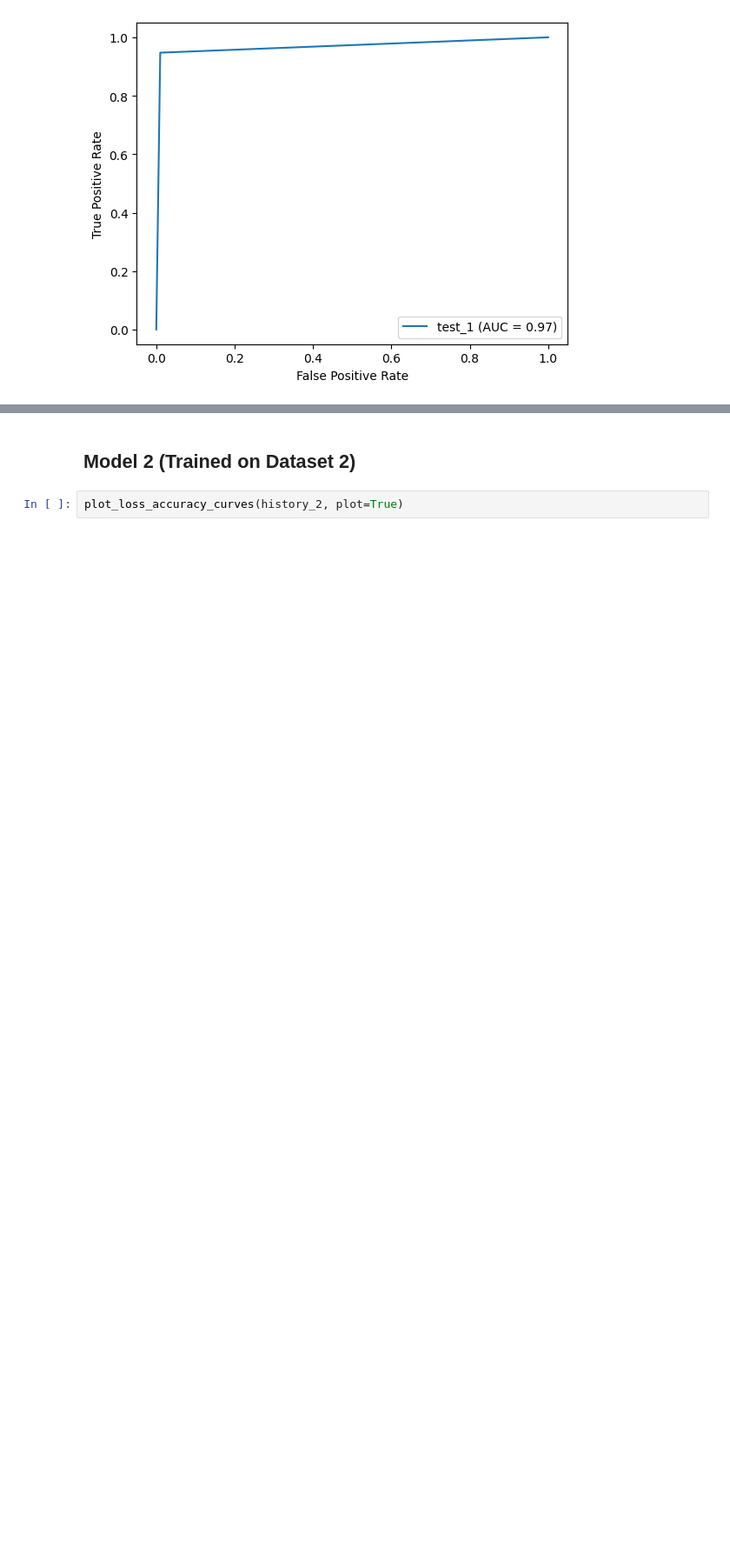
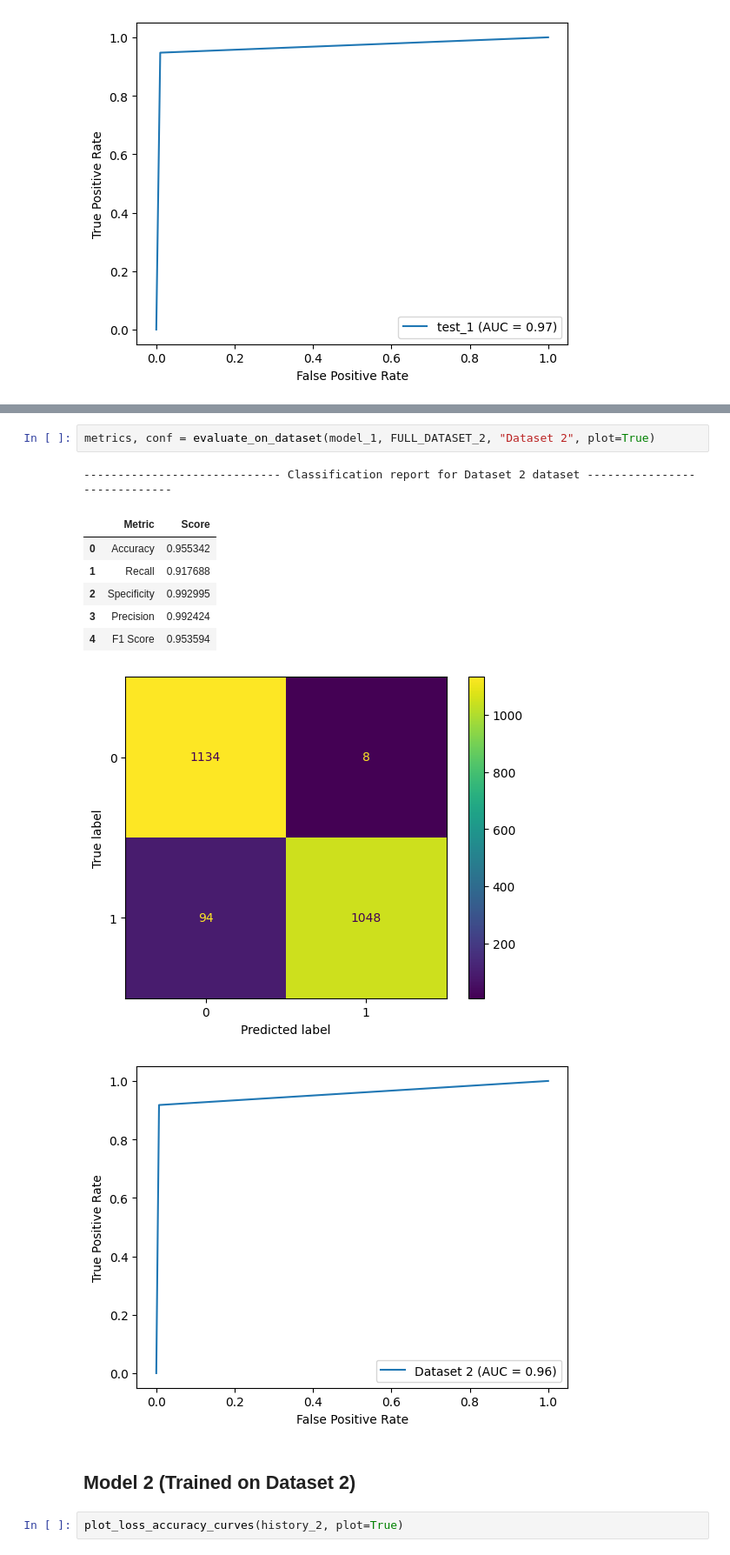
Before and after one commit to JoaquimXG/Honours-Project, a Jupyter notebook: CrossComparison/CoroNet-Cross.ipynb, the cells around one changed output, grey strips where cells are left out. Shown at 87% size. Cells and saved outputs as stored; diff of their text form; blank space fills up the shorter version.

```diff
--- a/CrossComparison/CoroNet-Cross.ipynb
+++ b/CrossComparison/CoroNet-Cross.ipynb
@@ -610,3 +591,15 @@ evaluate_on_all_datasets(model_1, datasets=DATASETS_2)
+# %%
+metrics, conf = evaluate_on_dataset(model_1, FULL_DATASET_2, "Dataset 2", plot=True)
+# %% [output]
+----------------------------- Classification report for Dataset 2 dataset -----------------------------
+|  | Metric | Score |
+| 0 | Accuracy | 0.955342 |
+| 1 | Recall | 0.917688 |
+| 2 | Specificity | 0.992995 |
+| 3 | Precision | 0.992424 |
+| 4 | F1 Score | 0.953594 |
+[figure, added]
+[figure, added]
 # %% [markdown]
 ## Model 2 (Trained on Dataset 2)
 # %%
```
Also changed, not shown: parts of 14 cells of this notebook, 2 other files.
